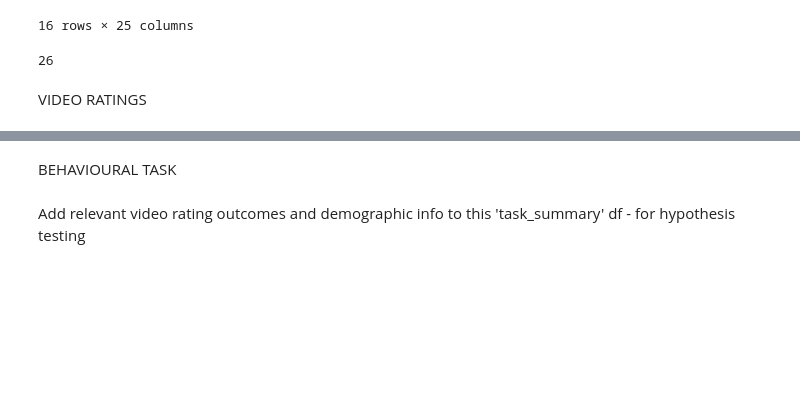
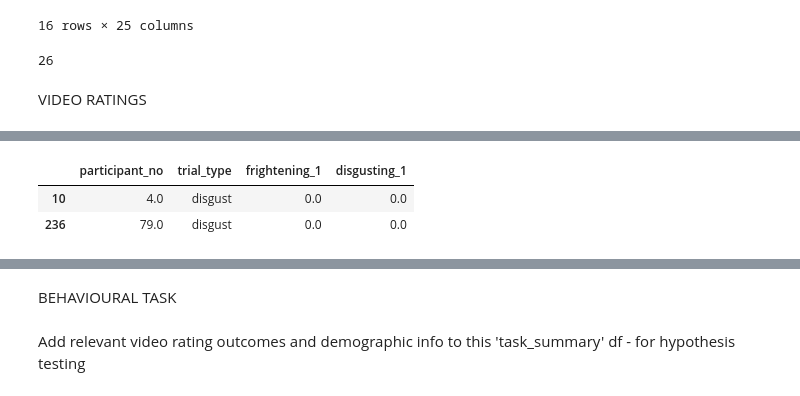
Before and after one commit to emilybagley/disgust_reversal_learning-stage2, a Jupyter notebook: 0_data_cleaning.ipynb, the cells around one changed output, grey strips where cells are left out. Cells and saved outputs as stored; diff of their text form; code cells hidden in the pictures; blank space fills up the shorter version.

```diff
--- a/0_data_cleaning.ipynb
+++ b/0_data_cleaning.ipynb
@@ -210,0 +231,7 @@ excluded_list
+# %%
+filtered_disgust= chosen_stim_df[chosen_stim_df['participant_no'].isin(excluded_disgust)][['participant_no', 'trial_type', 'frightening_1', 'disgusting_1']]
+filtered_disgust[filtered_disgust.trial_type=='disgust']
+# %% [output]
+|  | participant_no | trial_type | frightening_1 | disgusting_1 |
+| 10 | 4.0 | disgust | 0.0 | 0.0 |
+| 236 | 79.0 | disgust | 0.0 | 0.0 |
```
Also changed, not shown: parts of 3 cells of this notebook.
